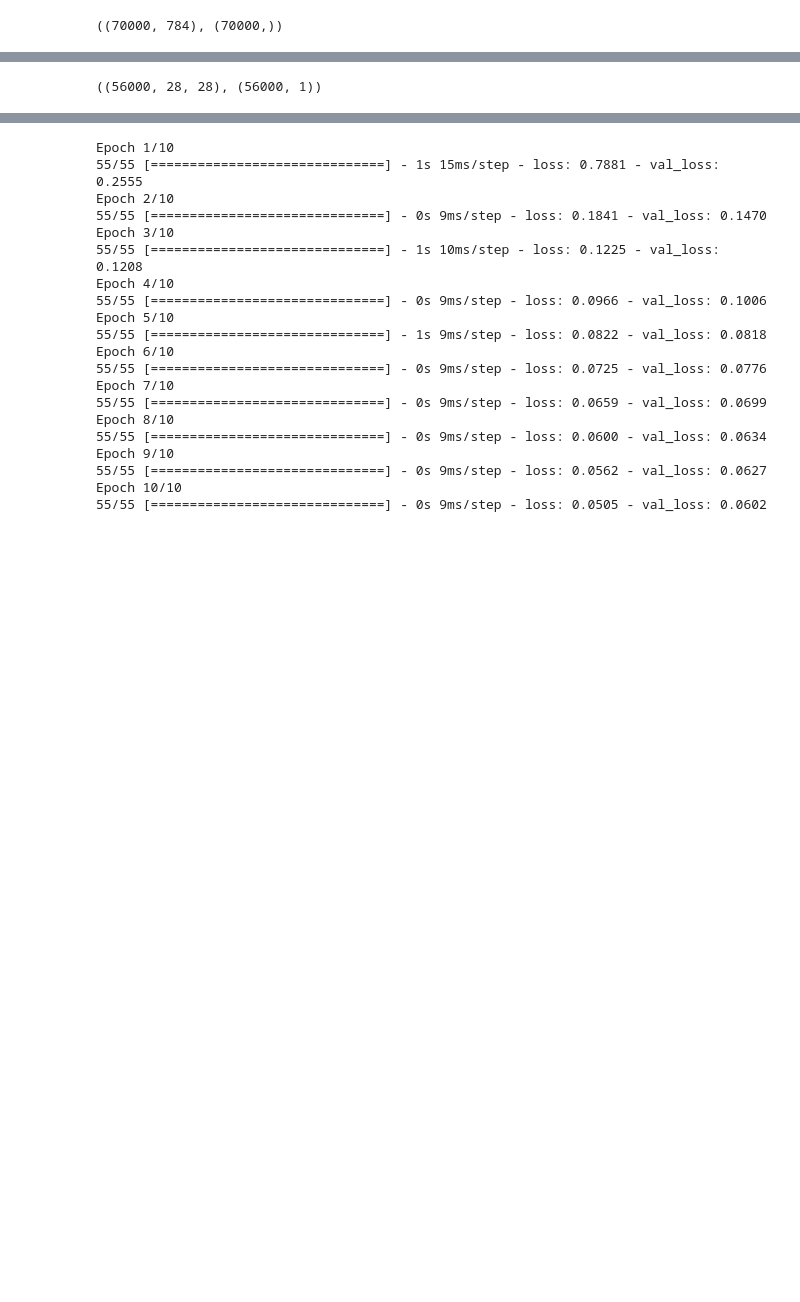
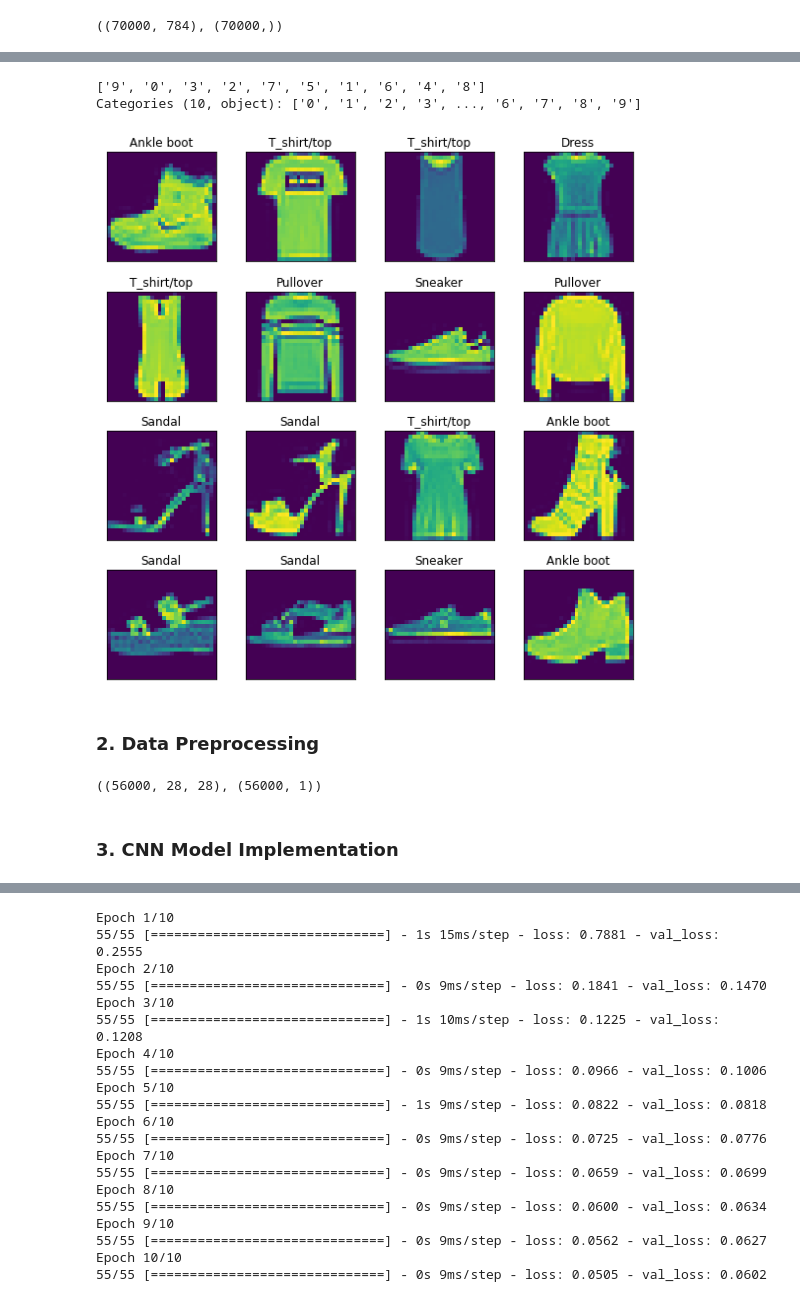
Before and after one commit to plibi/AI, a Jupyter notebook: Deep Learning/CNN.ipynb, the cells around one changed output, grey strips where cells are left out. Drawn from its saved outputs; the diff is of its cells as text; code cells hidden in the pictures; blank space fills up the shorter version.

```diff
--- a/Deep Learning/CNN.ipynb
+++ b/Deep Learning/CNN.ipynb
@@ -12,5 +27,5 @@ from sklearn.datasets import fetch_openml
 # %%
-mnist = fetch_openml('mnist_784')
+mnist = fetch_openml('Fashion-MNIST')
 mnist.data.shape, mnist.target.shape
 # %% [output]
 ((70000, 784), (70000,))
@@ -17 +42,26 @@ mnist.data.shape, mnist.target.shape
+# %%
+mnist.target.unique()
+# %% [output]
+['9', '0', '3', '2', '7', '5', '1', '6', '4', '8']
+Categories (10, object): ['0', '1', '2', '3', ..., '6', '7', '8', '9']
+# %%
+X = mnist.data.to_numpy()
+Y = mnist.target.astype('int8')
+# %%
+class_names = ['T_shirt/top', 'Trouser', 'Pullover', 'Dress', 'Coat',
+               'Sandal', 'Shirt', 'Sneaker', 'Bag', 'Ankle boot']
+plt.figure(figsize=(8, 8))
+for i in range(16):
+    plt.subplot(4, 4, i+1)
+    plt.xticks([])
+    plt.yticks([])
+    plt.imshow(X[i].reshape((28,28)))
+    label_index = int(Y[i])
+    plt.title(class_names[label_index])
+plt.tight_layout()
+plt.show()
+# %% [output]
+[figure, added]
+# %% [markdown]
+### 2. Data Preprocessing
 # %%
@@ -22,3 +74,5 @@ x_train, x_test, y_train, y_test = train_test_split(x_feat, y_target, test_size=
 x_train.shape, y_train.shape
 # %% [output]
 ((56000, 28, 28), (56000, 1))
+# %% [markdown]
+### 3. CNN Model Implementation
```
Also changed, not shown: parts of 26 cells of this notebook.
